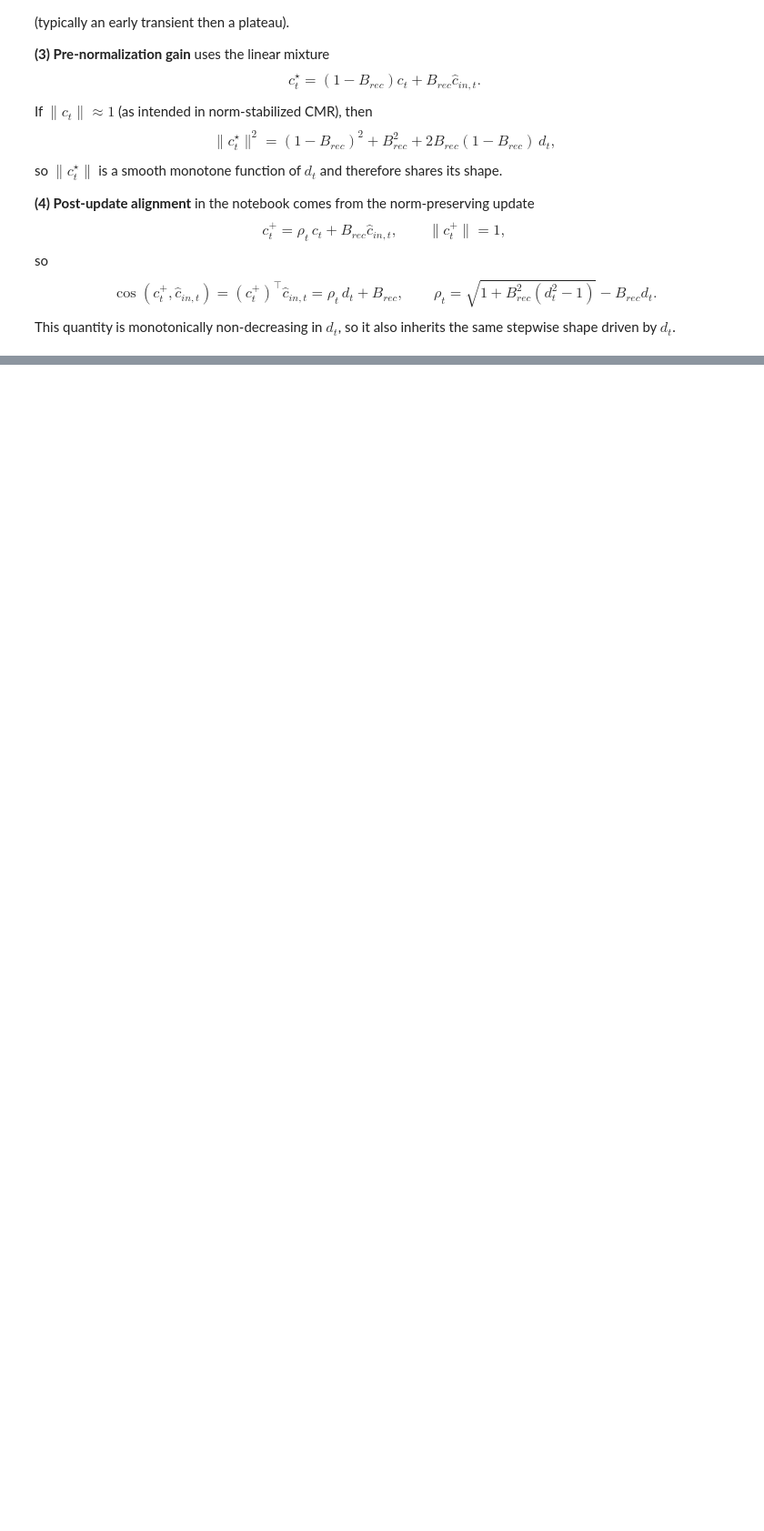
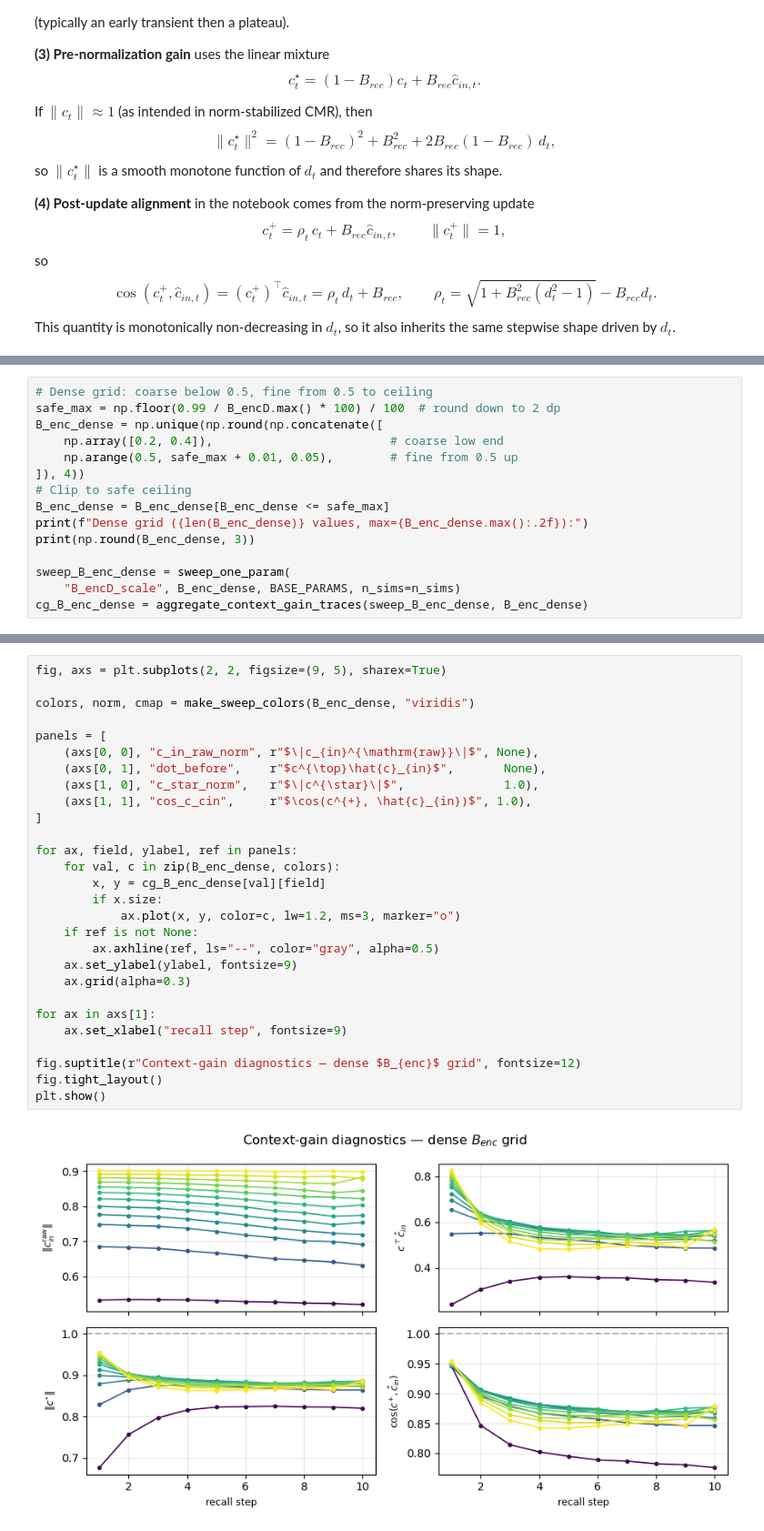
Before and after one commit to beaverjuly/PTSD_MemorySegmentation, a Jupyter notebook: external/CMR_SEM/CMR_multiParameterSweep/contextGain diagnostics.ipynb, the cells around one changed output, grey strips where cells are left out. Shown at 91% size. Saved outputs shown, nothing was run; the diff lists cells and outputs as text; blank space fills up the shorter version.

Commit message:
interpret context gain for B_enc scaled

```diff
--- a/external/CMR_SEM/CMR_multiParameterSweep/contextGain diagnostics.ipynb
+++ b/external/CMR_SEM/CMR_multiParameterSweep/contextGain diagnostics.ipynb
@@ -867,0 +894,15 @@ This quantity is monotonically non-decreasing in $d_t$, so it also inherits the
+# %%
+# Dense grid: coarse below 0.5, fine from 0.5 to ceiling
+safe_max = np.floor(0.99 / B_encD.max() * 100) / 100  # round down to 2 dp
+B_enc_dense = np.unique(np.round(np.concatenate([
+    np.array([0.2, 0.4]),                         # coarse low end
+    np.arange(0.5, safe_max + 0.01, 0.05),        # fine from 0.5 up
+]), 4))
+# Clip to safe ceiling
+B_enc_dense = B_enc_dense[B_enc_dense <= safe_max]
+print(f"Dense grid ({len(B_enc_dense)} values, max={B_enc_dense.max():.2f}):")
+print(np.round(B_enc_dense, 3))
+
+sweep_B_enc_dense = sweep_one_param(
+    "B_encD_scale", B_enc_dense, BASE_PARAMS, n_sims=n_sims)
+cg_B_enc_dense = aggregate_context_gain_traces(sweep_B_enc_dense, B_enc_dense)
@@ -867,0 +928,30 @@ This quantity is monotonically non-decreasing in $d_t$, so it also inherits the
+# %%
+fig, axs = plt.subplots(2, 2, figsize=(9, 5), sharex=True)
+
+colors, norm, cmap = make_sweep_colors(B_enc_dense, "viridis")
+
+panels = [
+    (axs[0, 0], "c_in_raw_norm", r"$\|c_{in}^{\mathrm{raw}}\|$", None),
+    (axs[0, 1], "dot_before",    r"$c^{\top}\hat{c}_{in}$",       None),
+    (axs[1, 0], "c_star_norm",   r"$\|c^{\star}\|$",              1.0),
+    (axs[1, 1], "cos_c_cin",     r"$\cos(c^{+}, \hat{c}_{in})$", 1.0),
+]
+
+for ax, field, ylabel, ref in panels:
+    for val, c in zip(B_enc_dense, colors):
+        x, y = cg_B_enc_dense[val][field]
+        if x.size:
+            ax.plot(x, y, color=c, lw=1.2, ms=3, marker="o")
+    if ref is not None:
+        ax.axhline(ref, ls="--", color="gray", alpha=0.5)
+    ax.set_ylabel(ylabel, fontsize=9)
+    ax.grid(alpha=0.3)
+
+for ax in axs[1]:
+    ax.set_xlabel("recall step", fontsize=9)
+
+fig.suptitle(r"Context-gain diagnostics — dense $B_{enc}$ grid", fontsize=12)
+fig.tight_layout()
+plt.show()
+# %% [output]
+[figure, added]
```
Also changed, not shown: parts of 21 cells of this notebook.
